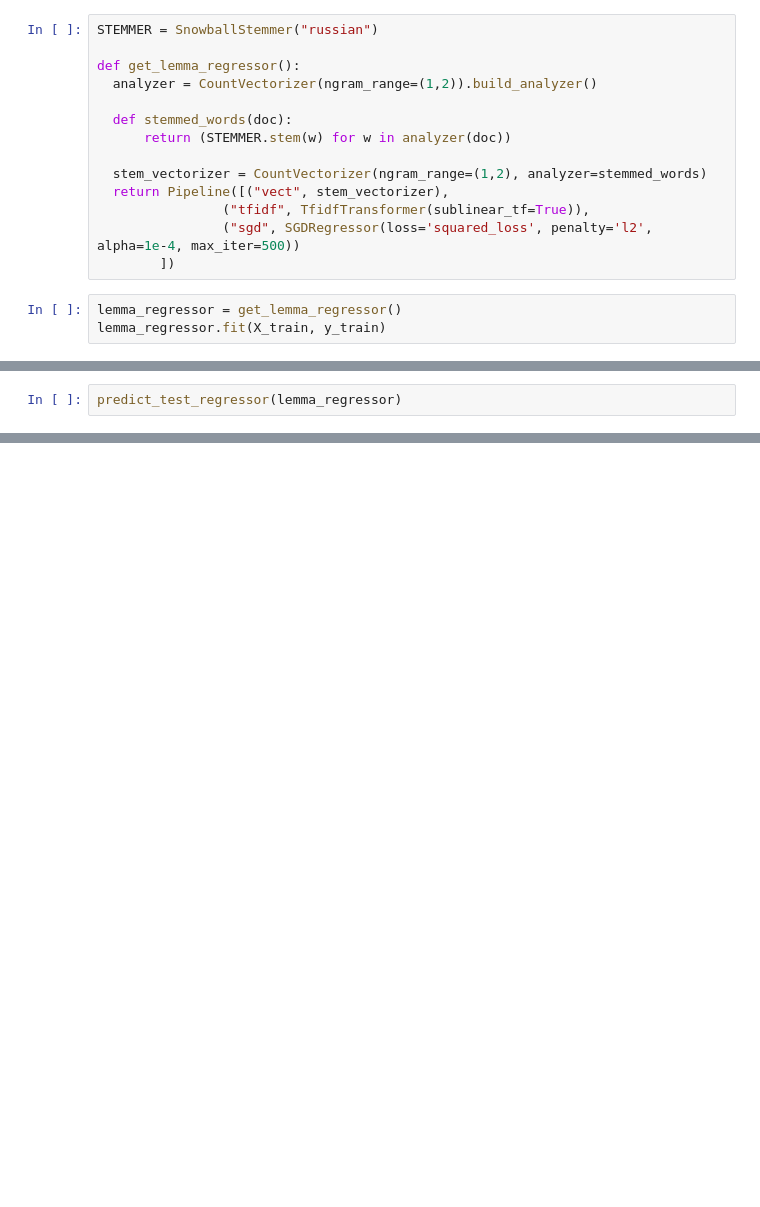
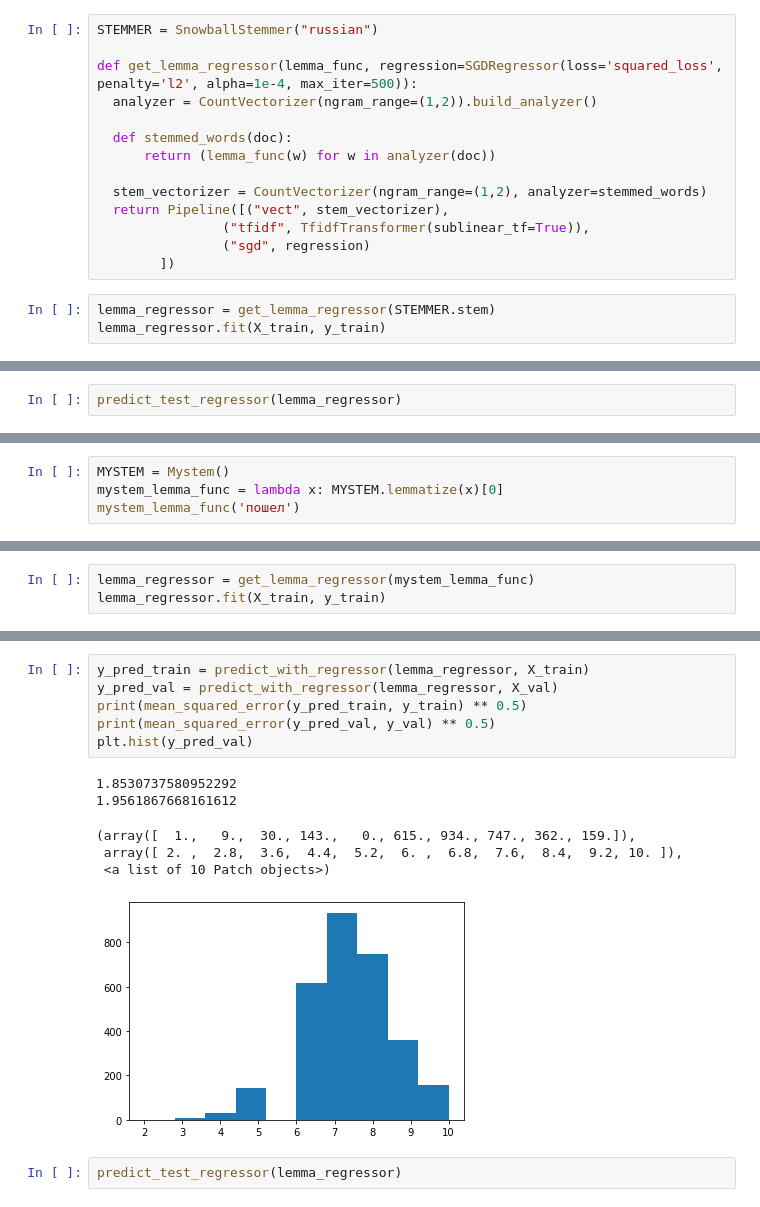
Before and after one commit to RamSaw/NLP, a Jupyter notebook: HW_02_Regression.ipynb, the cells around one changed output, grey strips where cells are left out. Drawn from its saved outputs; the diff is of its cells as text; blank space fills up the shorter version.

```diff
--- a/HW_02_Regression.ipynb
+++ b/HW_02_Regression.ipynb
@@ -125,19 +117,19 @@ KeyboardInterrupt: ignored
 # %%
 STEMMER = SnowballStemmer("russian")
 
-def get_lemma_regressor():
+def get_lemma_regressor(lemma_func, regression=SGDRegressor(loss='squared_loss', penalty='l2', alpha=1e-4, max_iter=500)):
   analyzer = CountVectorizer(ngram_range=(1,2)).build_analyzer()
 
   def stemmed_words(doc):
-      return (STEMMER.stem(w) for w in analyzer(doc))
+      return (lemma_func(w) for w in analyzer(doc))
 
   stem_vectorizer = CountVectorizer(ngram_range=(1,2), analyzer=stemmed_words)
   return Pipeline([("vect", stem_vectorizer),
                 ("tfidf", TfidfTransformer(sublinear_tf=True)),
-                ("sgd", SGDRegressor(loss='squared_loss', penalty='l2', alpha=1e-4, max_iter=500))
+                ("sgd", regression)
         ])
 # %%
-lemma_regressor = get_lemma_regressor()
+lemma_regressor = get_lemma_regressor(STEMMER.stem)
 lemma_regressor.fit(X_train, y_train)
 # %% [output]
 Pipeline(memory=None,
@@ -174,0 +169,4 @@ predict_test_regressor(lemma_regressor)
+# %%
+MYSTEM = Mystem()
+mystem_lemma_func = lambda x: MYSTEM.lemmatize(x)[0]
+mystem_lemma_func('пошел')
@@ -174,0 +175,3 @@ predict_test_regressor(lemma_regressor)
+# %%
+lemma_regressor = get_lemma_regressor(mystem_lemma_func)
+lemma_regressor.fit(X_train, y_train)
@@ -174,0 +196,15 @@ predict_test_regressor(lemma_regressor)
+# %%
+y_pred_train = predict_with_regressor(lemma_regressor, X_train)
+y_pred_val = predict_with_regressor(lemma_regressor, X_val)
+print(mean_squared_error(y_pred_train, y_train) ** 0.5)
+print(mean_squared_error(y_pred_val, y_val) ** 0.5)
+plt.hist(y_pred_val)
+# %% [output]
+1.8530737580952292
+1.9561867668161612
+(array([  1.,   9.,  30., 143.,   0., 615., 934., 747., 362., 159.]),
+ array([ 2. ,  2.8,  3.6,  4.4,  5.2,  6. ,  6.8,  7.6,  8.4,  9.2, 10. ]),
+ <a list of 10 Patch objects>)
+[figure, added]
+# %%
+predict_test_regressor(lemma_regressor)
```
Also changed, not shown: parts of 15 cells of this notebook.
